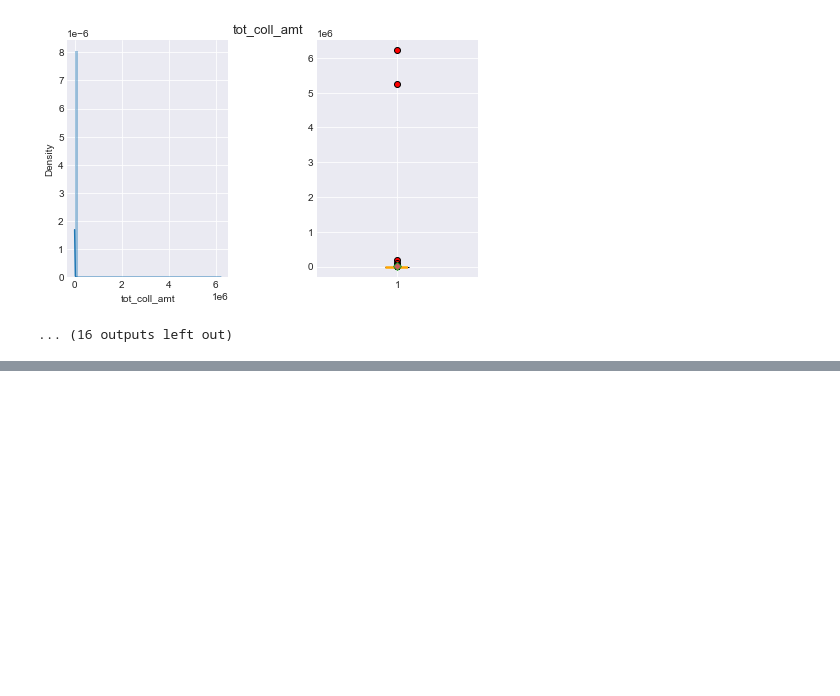
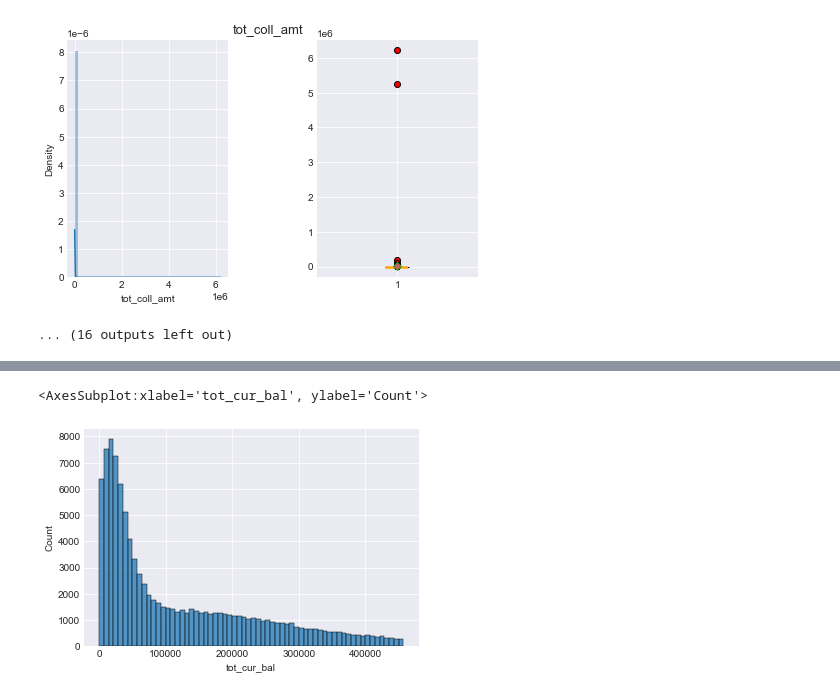
Before and after one commit to rhodapang/Lending-Club-Capstone-Project, a Jupyter notebook: Lending Club Exploratory Data Analysis - 2.ipynb, the cells around one changed output, grey strips where cells are left out. Drawn from its saved outputs; the diff is of its cells as text; code cells hidden in the pictures; blank space fills up the shorter version.

```diff
--- a/Lending Club Exploratory Data Analysis - 2.ipynb
+++ b/Lending Club Exploratory Data Analysis - 2.ipynb
@@ -763,0 +771,6 @@ sns.displot(dti_max['dti'], label = "univariate analysis on: " + col)
+# %%
+plot the tot_cur_bal histplot before 95 pencentile
+sns.histplot(df_num[df_num['tot_cur_bal']< df_num['tot_cur_bal'].quantile(0.95)]['tot_cur_bal'])
+# %% [output]
+<AxesSubplot:xlabel='tot_cur_bal', ylabel='Count'>
+[figure, added]
```
Also changed, not shown: parts of 122 cells of this notebook, 2 other files.
